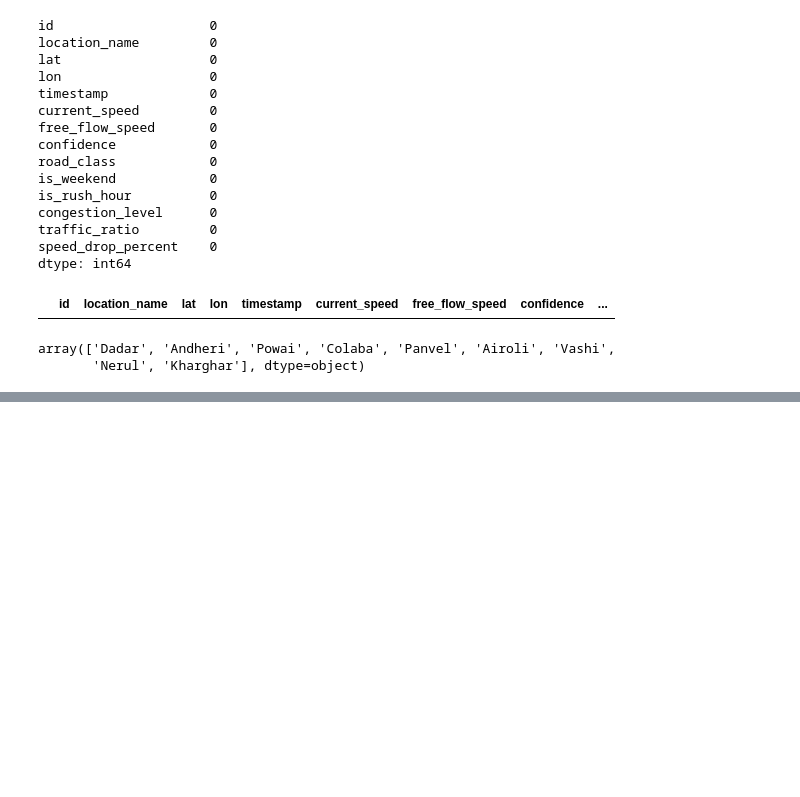
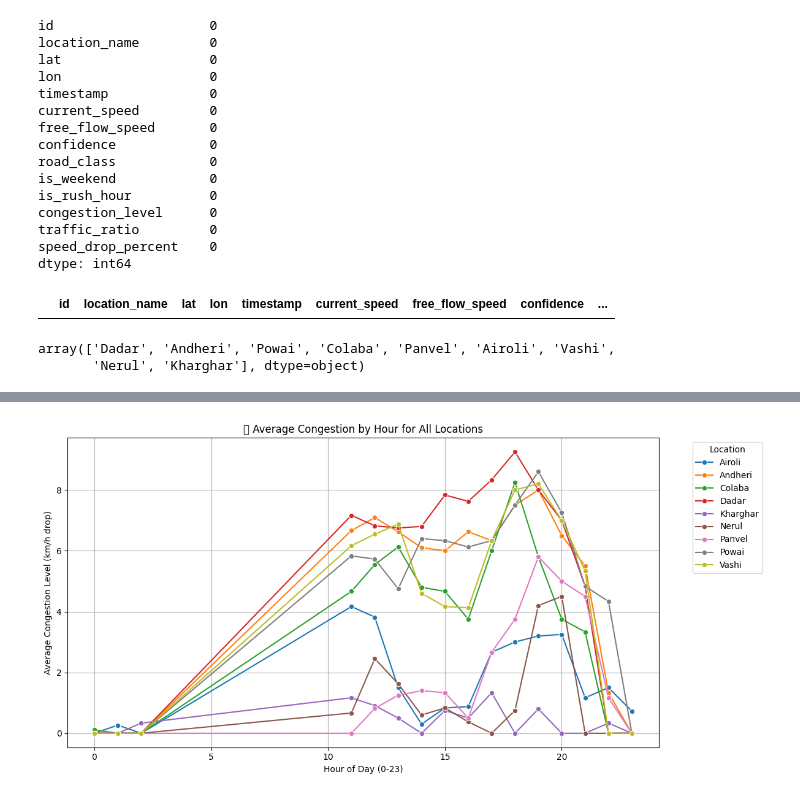
Before and after one commit to srgmnagar/traffic-congestion-analyzer, a Jupyter notebook: notebooks/data_analysis.ipynb, the cells around one changed output, grey strips where cells are left out. Saved outputs shown, nothing was run; the diff lists cells and outputs as text; code cells hidden in the pictures; blank space fills up the shorter version.

```diff
--- a/notebooks/data_analysis.ipynb
+++ b/notebooks/data_analysis.ipynb
@@ -218,0 +316,23 @@ array(['Dadar', 'Andheri', 'Powai', 'Colaba', 'Panvel', 'Airoli', 'Vashi',
+# %%
+import seaborn as sns
+import matplotlib.pyplot as plt
+
+# Ensure hour column exists
+df['hour'] = df['timestamp'].dt.hour
+
+# Group by location + hour
+hourly_all = df.groupby(['location_name', 'hour'])['congestion_level'].mean().reset_index()
+
+# Plot: Multiple lines, one per location
+plt.figure(figsize=(12,6))
+sns.lineplot(data=hourly_all, x='hour', y='congestion_level', hue='location_name', marker='o')
+
+plt.title("⏳ Average Congestion by Hour for All Locations")
+plt.xlabel("Hour of Day (0-23)")
+plt.ylabel("Average Congestion Level (km/h drop)")
+plt.grid(True)
+plt.legend(title="Location", bbox_to_anchor=(1.05, 1), loc='upper left')
+plt.tight_layout()
+plt.show()
+# %% [output]
+[figure, added]
```
Also changed, not shown: parts of 6 cells of this notebook.
